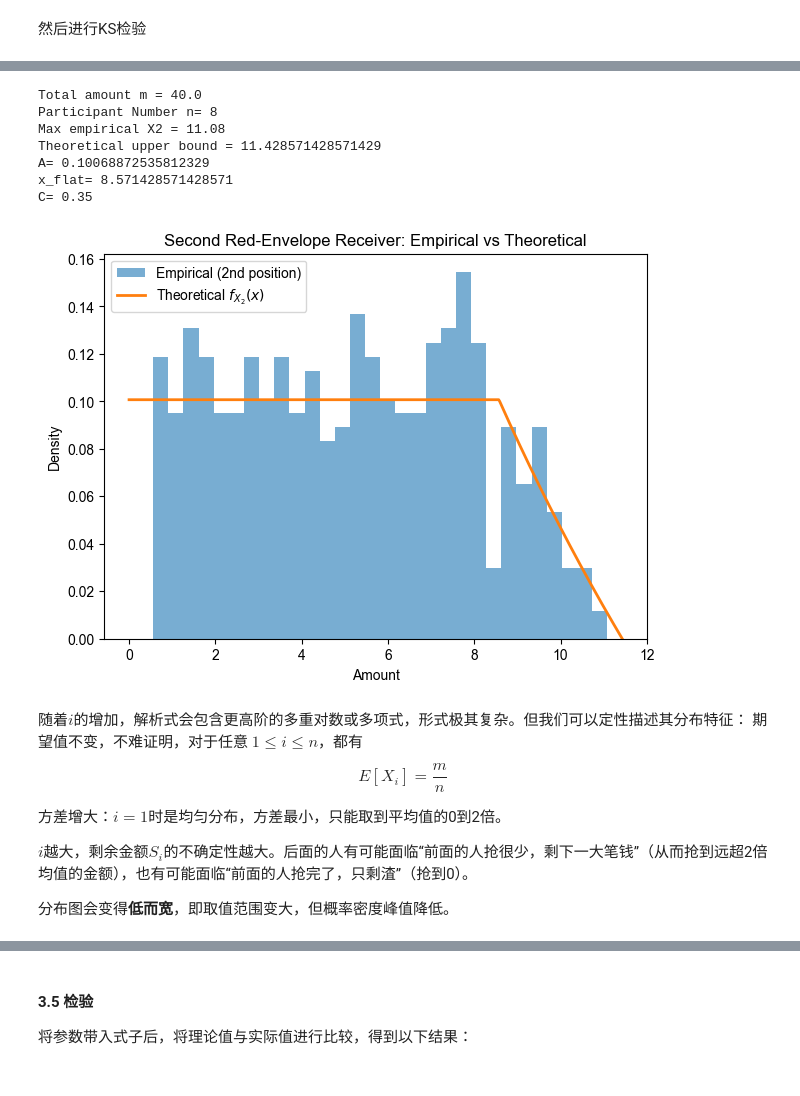
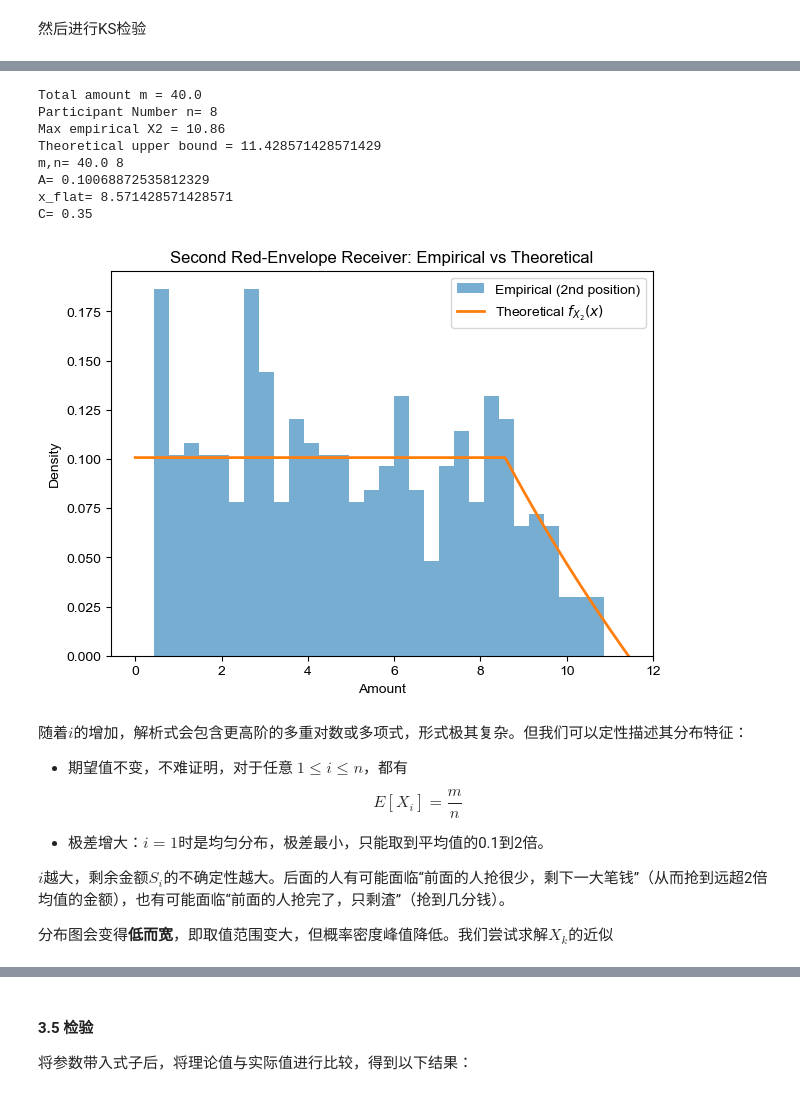
Before and after one commit to WjNaG2/SI140-RedEnvelope, a Jupyter notebook: pro3-1.ipynb, the cells around one changed output, grey strips where cells are left out. Drawn from its saved outputs; the diff is of its cells as text; code cells hidden in the pictures.

```diff
--- a/pro3-1.ipynb
+++ b/pro3-1.ipynb
@@ -801,7 +826,7 @@ import numpy as np
 # 假设:
 # 行 = 实验次数
 # 列 = 位次 (第1个抢到的人, 第2个, ...)
-df = pd.read_csv("envelopes.csv")
+df = pd.read_csv("data/real_480.csv")
 
 # Skip the 'Trial' column (first column)
 df_data = df.iloc[:, 1:]
@@ -1090,7 +1116,7 @@ import matplotlib.pyplot as plt
 x2_data = df.iloc[:-1, 2].values
 
 n = df.shape[1]-1                      # 人数
-m = df.sum(axis=1, numeric_only=True).iloc[1]  # 总金额（从第一行取得）
+m = df.sum(axis=1, numeric_only=True).iloc[1] - 2  # 总金额（从第一行取得）
 print("Total amount m =", m)
 print("Participant Number n=", n)
 print("Max empirical X2 =", x2_data.max())
@@ -1114,6 +1140,7 @@ def f_X2(x, n, m):
     mask2 = (x > a) & (x <= b)
     pdf[mask2] = c * np.log((2 * m) / ((n - 1) * x[mask2]) )
 
+    print("m,n=",m,n)
     print("A=",c * np.log(n / (n - 2)))
     print("x_flat=",a)
     print("C=",c)
@@ -1127,44 +1154,45 @@ x_grid = np.linspace(0, 2 * m / (n - 1), 500)
 pdf_vals = f_X2(x_grid, n, m)
 
 plt.figure(figsize=(7,5))
 plt.hist(
     x2_data,
     bins=30,
     density=True,
     alpha=0.6,
     label="Empirical (2nd position)"
 )
 
 plt.plot(
     x_grid,
     pdf_vals,
     linewidth=2,
     label=r"Theoretical $f_{X_2}(x)$"
 )
 
 plt.xlabel("Amount")
 plt.ylabel("Density")
 plt.title("Second Red-Envelope Receiver: Empirical vs Theoretical")
 plt.legend()
 plt.show()
 # %% [output]
 Total amount m = 40.0
 Participant Number n= 8
-Max empirical X2 = 11.08
+Max empirical X2 = 10.86
 Theoretical upper bound = 11.428571428571429
+m,n= 40.0 8
 A= 0.10068872535812329
 x_flat= 8.571428571428571
 C= 0.35
-[figure, old version]
+[figure, new version]
 # %% [markdown]
 随着$i$的增加，解析式会包含更高阶的多重对数或多项式，形式极其复杂。但我们可以定性描述其分布特征：
-期望值不变，不难证明，对于任意 $1\le i \le n$，都有$$E[X_i]=\frac{m}{n}$$
+- 期望值不变，不难证明，对于任意 $1\le i \le n$，都有$$E[X_i]=\frac{m}{n}$$
 
-方差增大：$i=1$时是均匀分布，方差最小，只能取到平均值的0到2倍。
+- 极差增大：$i=1$时是均匀分布，极差最小，只能取到平均值的0.1到2倍。
 
-$i$越大，剩余金额$S_i$的不确定性越大。后面的人有可能面临“前面的人抢很少，剩下一大笔钱”（从而抢到远超2倍均值的金额），也有可能面临“前面的人抢完了，只剩渣”（抢到0）。
+$i$越大，剩余金额$S_i$的不确定性越大。后面的人有可能面临“前面的人抢很少，剩下一大笔钱”（从而抢到远超2倍均值的金额），也有可能面临“前面的人抢完了，只剩渣”（抢到几分钱）。
 
-分布图会变得**低而宽**，即取值范围变大，但概率密度峰值降低。
+分布图会变得**低而宽**，即取值范围变大，但概率密度峰值降低。我们尝试求解$X_k$的近似
 # %% [markdown]
 #### 3.4 求解$X_k$的近似PDF
 
```
Also changed, not shown: parts of 53 cells of this notebook.
